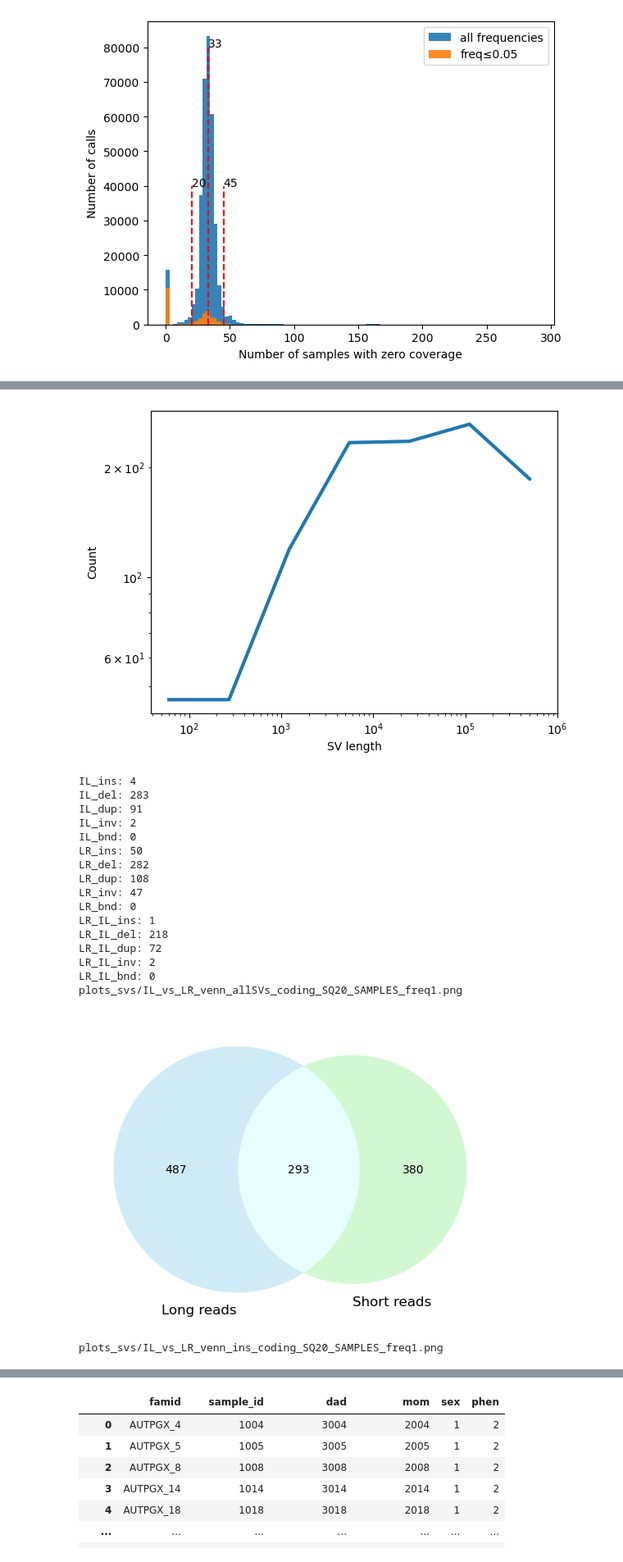
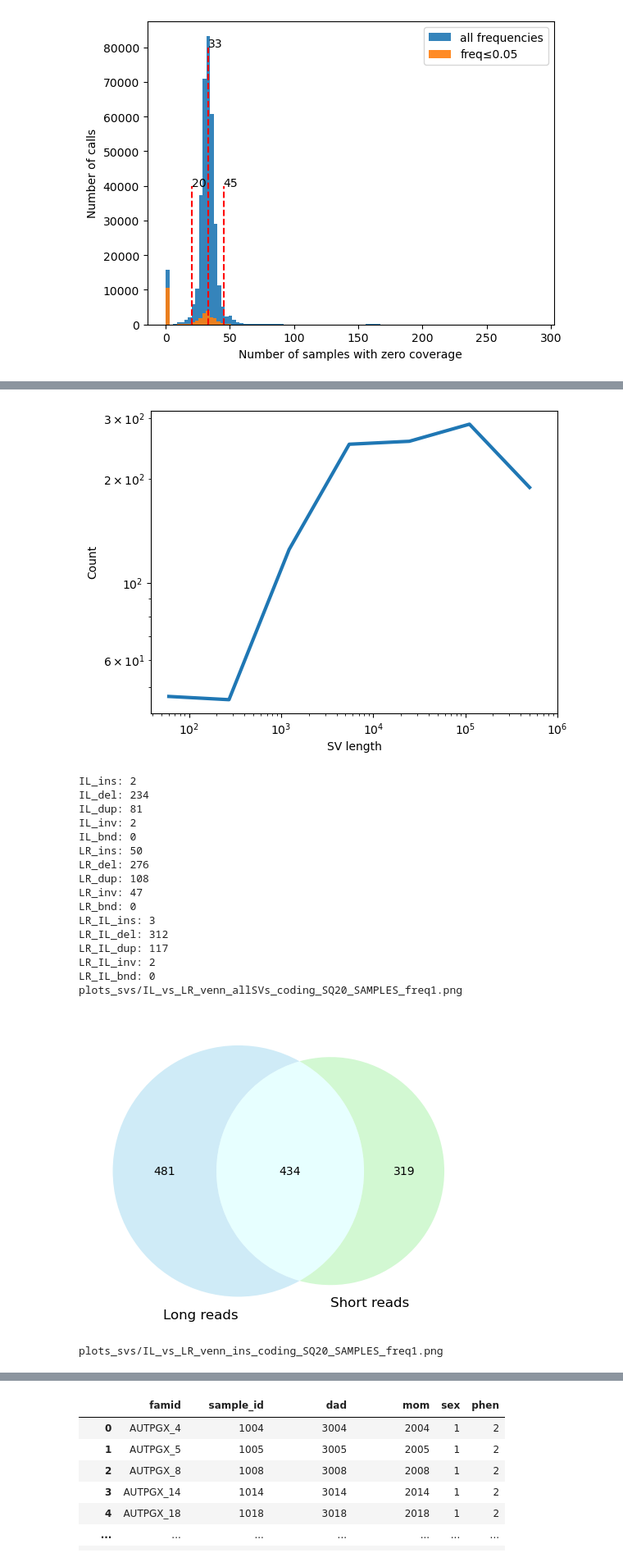
Before and after one commit to mldmort/SV_process, a Jupyter notebook: plots_svs.ipynb, the cells around one changed output, grey strips where cells are left out. Shown at 82% size. Drawn from its saved outputs; the diff is of its cells as text; code cells hidden in the pictures.

```diff
--- a/plots_svs.ipynb
+++ b/plots_svs.ipynb
@@ -924,14 +608,14 @@ print(f'df_flt_len: {df_flt_len.shape}')
 fig_name = dir_fig+f'hist_svlen_allSVs_coding_{flt_name}_freq{freq_thr}_noPlat.png'
 palette = {'LR': 'skyblue', 'IL':'lightgreen', 'LR_IL':'paleturquoise'}
 bins = 7
-#hist(df_flt_len, fig_name, palette=palette, title=title_add, bins=bins, hue='PLATFORM')
+#hist(df_flt_len, fig_name, palette=palette, title=title_add, bins=bins, hue='PLATFORM_CV')
 hist(df_flt_len, fig_name, palette=palette, title=title_add, bins=bins)
 
-IL_ins = df_flt.loc[(df_flt.PLATFORM=='IL') & (df_flt.SVTYPE=='.') & (df_flt.GENCODE.isin(gen_list))].shape[0]
-IL_del = df_flt.loc[(df_flt.PLATFORM=='IL') & (df_flt.SVTYPE=='DEL') & (df_flt.GENCODE.isin(gen_list))].shape[0]
-IL_dup = df_flt.loc[(df_flt.PLATFORM=='IL') & (df_flt.SVTYPE=='DUP') & (df_flt.GENCODE.isin(gen_list))].shape[0]
-IL_inv = df_flt.loc[(df_flt.PLATFORM=='IL') & (df_flt.SVTYPE=='INV') & (df_flt.GENCODE.isin(gen_list))].shape[0]
-IL_bnd = df_flt.loc[(df_flt.PLATFORM=='IL') & (df_flt.SVTYPE=='BND') & (df_flt.GENCODE.isin(gen_list))].shape[0]
+IL_ins = df_flt.loc[(df_flt.PLATFORM_CV=='IL') & (df_flt.SVTYPE=='.') & (df_flt.GENCODE.isin(gen_list))].shape[0]
+IL_del = df_flt.loc[(df_flt.PLATFORM_CV=='IL') & (df_flt.SVTYPE=='DEL') & (df_flt.GENCODE.isin(gen_list))].shape[0]
+IL_dup = df_flt.loc[(df_flt.PLATFORM_CV=='IL') & (df_flt.SVTYPE=='DUP') & (df_flt.GENCODE.isin(gen_list))].shape[0]
+IL_inv = df_flt.loc[(df_flt.PLATFORM_CV=='IL') & (df_flt.SVTYPE=='INV') & (df_flt.GENCODE.isin(gen_list))].shape[0]
+IL_bnd = df_flt.loc[(df_flt.PLATFORM_CV=='IL') & (df_flt.SVTYPE=='BND') & (df_flt.GENCODE.isin(gen_list))].shape[0]
 #IL_ins = 0
 #IL_del = 239
 #IL_dup = 80
@@ -944,11 +628,11 @@ print(f'IL_dup: {IL_dup}')
 print(f'IL_inv: {IL_inv}')
 print(f'IL_bnd: {IL_bnd}')
 
-LR_ins = df_flt.loc[(df_flt.PLATFORM=='LR') & (df_flt.SVTYPE=='INS') & (df_flt.GENCODE.isin(gen_list))].shape[0]
-LR_del = df_flt.loc[(df_flt.PLATFORM=='LR') & (df_flt.SVTYPE=='DEL') & (df_flt.GENCODE.isin(gen_list))].shape[0]
-LR_dup = df_flt.loc[(df_flt.PLATFORM=='LR') & (df_flt.SVTYPE=='DUP') & (df_flt.GENCODE.isin(gen_list))].shape[0]
-LR_inv = df_flt.loc[(df_flt.PLATFORM=='LR') & (df_flt.SVTYPE=='INV') & (df_flt.GENCODE.isin(gen_list))].shape[0]
-LR_bnd = df_flt.loc[(df_flt.PLATFORM=='LR') & (df_flt.SVTYPE=='BND') & (df_flt.GENCODE.isin(gen_list))].shape[0]
+LR_ins = df_flt.loc[(df_flt.PLATFORM_CV=='LR') & (df_flt.SVTYPE=='INS') & (df_flt.GENCODE.isin(gen_list))].shape[0]
+LR_del = df_flt.loc[(df_flt.PLATFORM_CV=='LR') & (df_flt.SVTYPE=='DEL') & (df_flt.GENCODE.isin(gen_list))].shape[0]
+LR_dup = df_flt.loc[(df_flt.PLATFORM_CV=='LR') & (df_flt.SVTYPE=='DUP') & (df_flt.GENCODE.isin(gen_list))].shape[0]
+LR_inv = df_flt.loc[(df_flt.PLATFORM_CV=='LR') & (df_flt.SVTYPE=='INV') & (df_flt.GENCODE.isin(gen_list))].shape[0]
+LR_bnd = df_flt.loc[(df_flt.PLATFORM_CV=='LR') & (df_flt.SVTYPE=='BND') & (df_flt.GENCODE.isin(gen_list))].shape[0]
 #LR_ins = 74
 #LR_del = 266
 #LR_dup = 76
@@ -961,11 +645,11 @@ print(f'LR_dup: {LR_dup}')
 print(f'LR_inv: {LR_inv}')
 print(f'LR_bnd: {LR_bnd}')
 
-LR_IL_ins = df_flt.loc[(df_flt.PLATFORM=='LR_IL') & (df_flt.SVTYPE=='INS') & (df_flt.GENCODE.isin(gen_list))].shape[0]
-LR_IL_del = df_flt.loc[(df_flt.PLATFORM=='LR_IL') & (df_flt.SVTYPE=='DEL') & (df_flt.GENCODE.isin(gen_list))].shape[0]
-LR_IL_dup = df_flt.loc[(df_flt.PLATFORM=='LR_IL') & (df_flt.SVTYPE=='DUP') & (df_flt.GENCODE.isin(gen_list))].shape[0]
-LR_IL_inv = df_flt.loc[(df_flt.PLATFORM=='LR_IL') & (df_flt.SVTYPE=='INV') & (df_flt.GENCODE.isin(gen_list))].shape[0]
-LR_IL_bnd = df_flt.loc[(df_flt.PLATFORM=='LR_IL') & (df_flt.SVTYPE=='BND') & (df_flt.GENCODE.isin(gen_list))].shape[0]
+LR_IL_ins = df_flt.loc[(df_flt.PLATFORM_CV=='LR_IL') & (df_flt.SVTYPE=='INS') & (df_flt.GENCODE.isin(gen_list))].shape[0]
+LR_IL_del = df_flt.loc[(df_flt.PLATFORM_CV=='LR_IL') & (df_flt.SVTYPE=='DEL') & (df_flt.GENCODE.isin(gen_list))].shape[0]
+LR_IL_dup = df_flt.loc[(df_flt.PLATFORM_CV=='LR_IL') & (df_flt.SVTYPE=='DUP') & (df_flt.GENCODE.isin(gen_list))].shape[0]
+LR_IL_inv = df_flt.loc[(df_flt.PLATFORM_CV=='LR_IL') & (df_flt.SVTYPE=='INV') & (df_flt.GENCODE.isin(gen_list))].shape[0]
+LR_IL_bnd = df_flt.loc[(df_flt.PLATFORM_CV=='LR_IL') & (df_flt.SVTYPE=='BND') & (df_flt.GENCODE.isin(gen_list))].shape[0]
 #LR_IL_ins = 1
 #LR_IL_del = 210
 #LR_IL_dup = 70
@@ -990,20 +674,20 @@ df_flt_len: (1156, 451)
 plots_svs/hist_svlen_allSVs_coding_SQ20_SAMPLES_freq1_noPlat.png
-[figure, old version]
+[figure, new version]
-IL_ins: 4
-IL_del: 283
-IL_dup: 91
+IL_ins: 2
+IL_del: 234
+IL_dup: 81
 IL_inv: 2
 IL_bnd: 0
 LR_ins: 50
-LR_del: 282
+LR_del: 276
 LR_dup: 108
 LR_inv: 47
 LR_bnd: 0
-LR_IL_ins: 1
-LR_IL_del: 218
-LR_IL_dup: 72
+LR_IL_ins: 3
+LR_IL_del: 312
+LR_IL_dup: 117
 LR_IL_inv: 2
 LR_IL_bnd: 0
 plots_svs/IL_vs_LR_venn_allSVs_coding_SQ20_SAMPLES_freq1.png
-[figure, old version]
+[figure, new version]
 plots_svs/IL_vs_LR_venn_ins_coding_SQ20_SAMPLES_freq1.png
```
Also changed, not shown: parts of 19 cells of this notebook, 13 other files.
